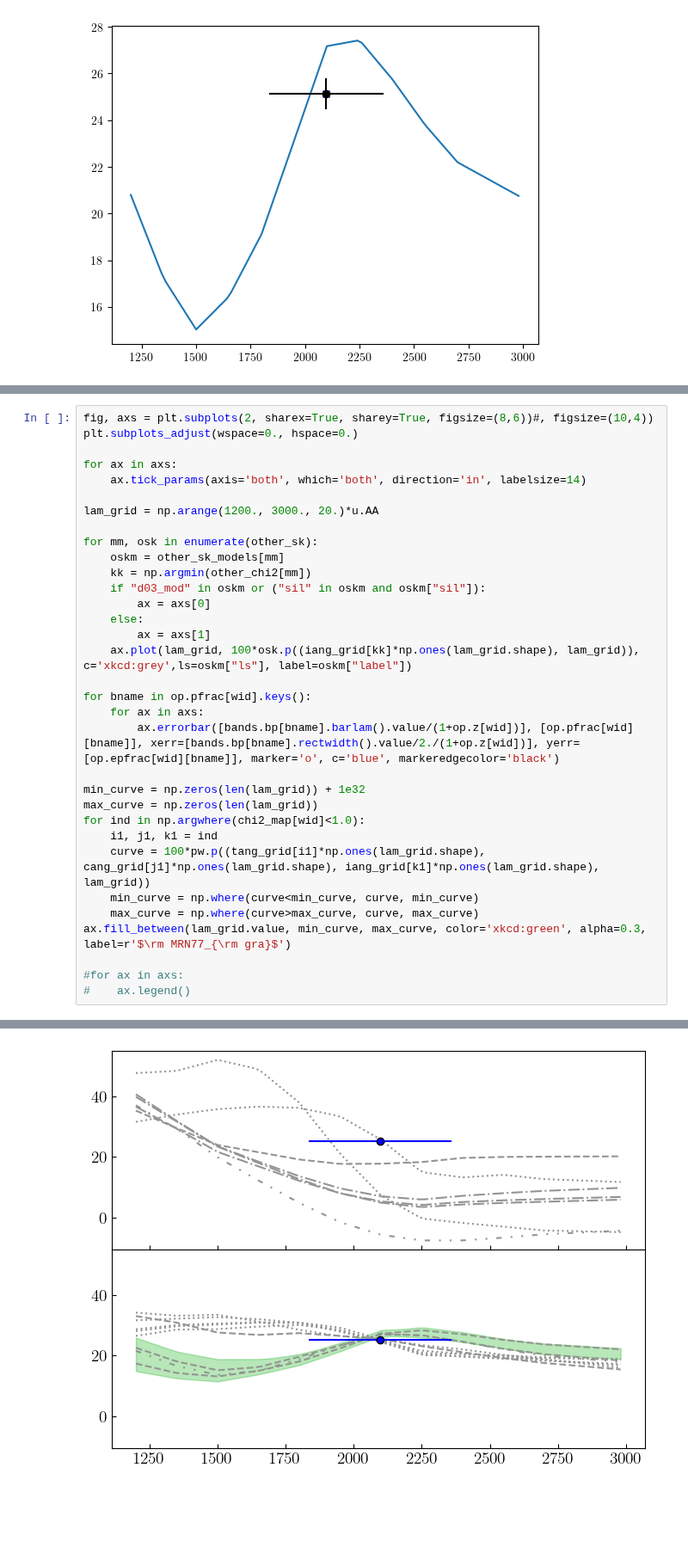
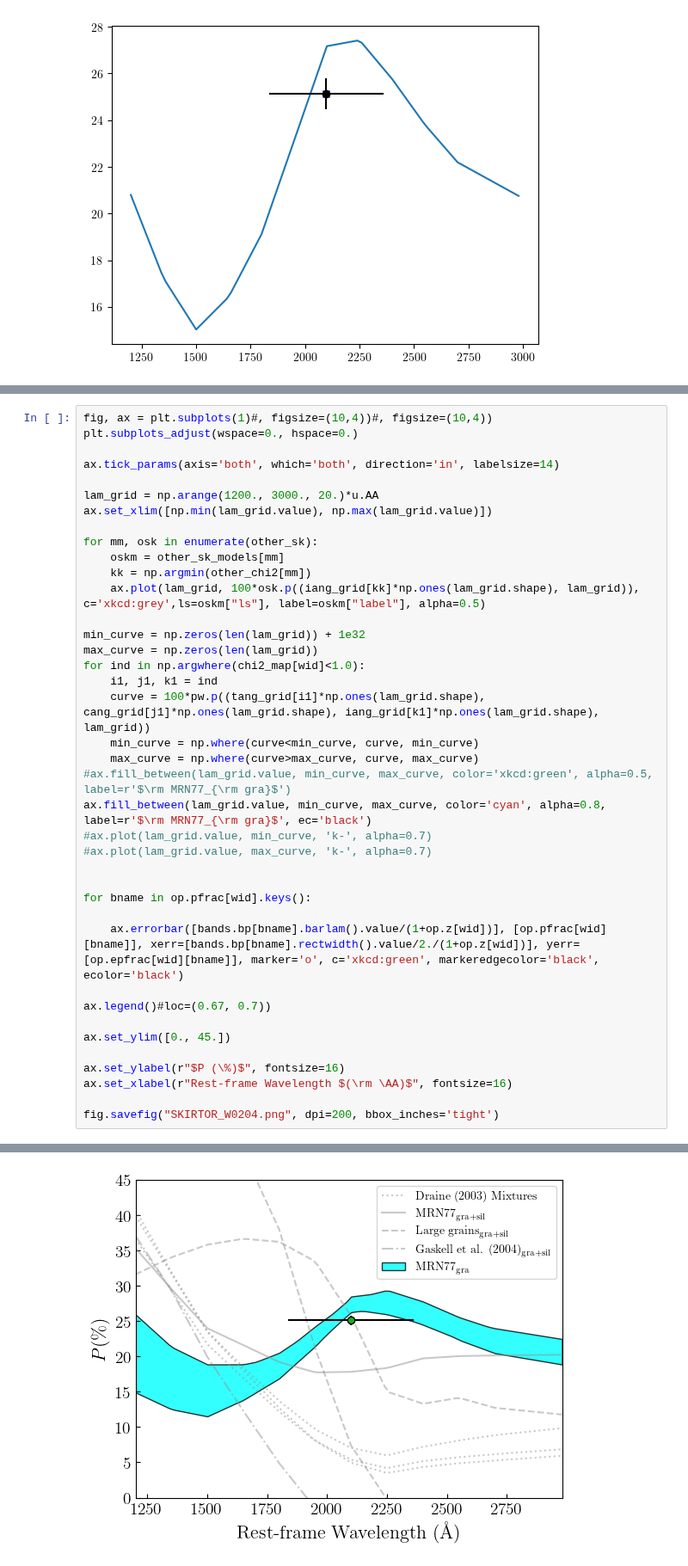
Before and after one commit to rjassef/Impol_BHDs_repo, a Jupyter notebook: plots/SKIRTOR_fit_W0204/fit_pfrac.W0204.ipynb, the cells around one changed output, grey strips where cells are left out. Shown at 86% size. Cells and saved outputs as stored; diff of their text form; blank space fills up the shorter version.

Commit message:
Updated W0204 SKIRT fit plots.

```diff
--- a/plots/SKIRTOR_fit_W0204/fit_pfrac.W0204.ipynb
+++ b/plots/SKIRTOR_fit_W0204/fit_pfrac.W0204.ipynb
@@ -146,26 +235,18 @@ for oskm in other_sk_models:
         chi2_aux += ((p_aux*100 - op.pfrac[wid][bname])/op.epfrac[wid][bname])**2
     other_chi2.append(chi2_aux)
 # %%
-fig, axs = plt.subplots(2, sharex=True, sharey=True, figsize=(8,6))#, figsize=(10,4))
+fig, ax = plt.subplots(1)#, figsize=(10,4))#, figsize=(10,4))
 plt.subplots_adjust(wspace=0., hspace=0.)
 
-for ax in axs:
-    ax.tick_params(axis='both', which='both', direction='in', labelsize=14)
+ax.tick_params(axis='both', which='both', direction='in', labelsize=14)
 
 lam_grid = np.arange(1200., 3000., 20.)*u.AA
+ax.set_xlim([np.min(lam_grid.value), np.max(lam_grid.value)])
 
 for mm, osk in enumerate(other_sk):
     oskm = other_sk_models[mm]
     kk = np.argmin(other_chi2[mm])
-    if "d03_mod" in oskm or ("sil" in oskm and oskm["sil"]):
-        ax = axs[0]
-    else:
-        ax = axs[1]
-    ax.plot(lam_grid, 100*osk.p((iang_grid[kk]*np.ones(lam_grid.shape), lam_grid)), c='xkcd:grey',ls=oskm["ls"], label=oskm["label"])
-
-for bname in op.pfrac[wid].keys():
-    for ax in axs:
-        ax.errorbar([bands.bp[bname].barlam().value/(1+op.z[wid])], [op.pfrac[wid][bname]], xerr=[bands.bp[bname].rectwidth().value/2./(1+op.z[wid])], yerr=[op.epfrac[wid][bname]], marker='o', c='blue', markeredgecolor='black')
+    ax.plot(lam_grid, 100*osk.p((iang_grid[kk]*np.ones(lam_grid.shape), lam_grid)), c='xkcd:grey',ls=oskm["ls"], label=oskm["label"], alpha=0.5)
 
 min_curve = np.zeros(len(lam_grid)) + 1e32
 max_curve = np.zeros(len(lam_grid))
@@ -174,8 +255,22 @@ for ind in np.argwhere(chi2_map[wid]<1.0):
     curve = 100*pw.p((tang_grid[i1]*np.ones(lam_grid.shape), cang_grid[j1]*np.ones(lam_grid.shape), iang_grid[k1]*np.ones(lam_grid.shape), lam_grid))
     min_curve = np.where(curve<min_curve, curve, min_curve)
     max_curve = np.where(curve>max_curve, curve, max_curve)
-ax.fill_between(lam_grid.value, min_curve, max_curve, color='xkcd:green', alpha=0.3, label=r'$\rm MRN77_{\rm gra}$')
+#ax.fill_between(lam_grid.value, min_curve, max_curve, color='xkcd:green', alpha=0.5, label=r'$\rm MRN77_{\rm gra}$')
+ax.fill_between(lam_grid.value, min_curve, max_curve, color='cyan', alpha=0.8, label=r'$\rm MRN77_{\rm gra}$', ec='black')
+#ax.plot(lam_grid.value, min_curve, 'k-', alpha=0.7)
+#ax.plot(lam_grid.value, max_curve, 'k-', alpha=0.7)
 
-#for ax in axs:
-#    ax.legend()
+
+for bname in op.pfrac[wid].keys():
+
+    ax.errorbar([bands.bp[bname].barlam().value/(1+op.z[wid])], [op.pfrac[wid][bname]], xerr=[bands.bp[bname].rectwidth().value/2./(1+op.z[wid])], yerr=[op.epfrac[wid][bname]], marker='o', c='xkcd:green', markeredgecolor='black', ecolor='black')
+
+ax.legend()#loc=(0.67, 0.7))
+
+ax.set_ylim([0., 45.])
+
+ax.set_ylabel(r"$P (\%)$", fontsize=16)
+ax.set_xlabel(r"Rest-frame Wavelength $(\rm \AA)$", fontsize=16)
+
+fig.savefig("SKIRTOR_W0204.png", dpi=200, bbox_inches='tight')
 # %% [output]
@@ -183 +277 @@ ax.fill_between(lam_grid.value, min_curve, max_curve, color='xkcd:green', alpha=
-[figure, old version]
+[figure, new version]
```
Also changed, not shown: parts of 15 cells of this notebook, 3 other files.
